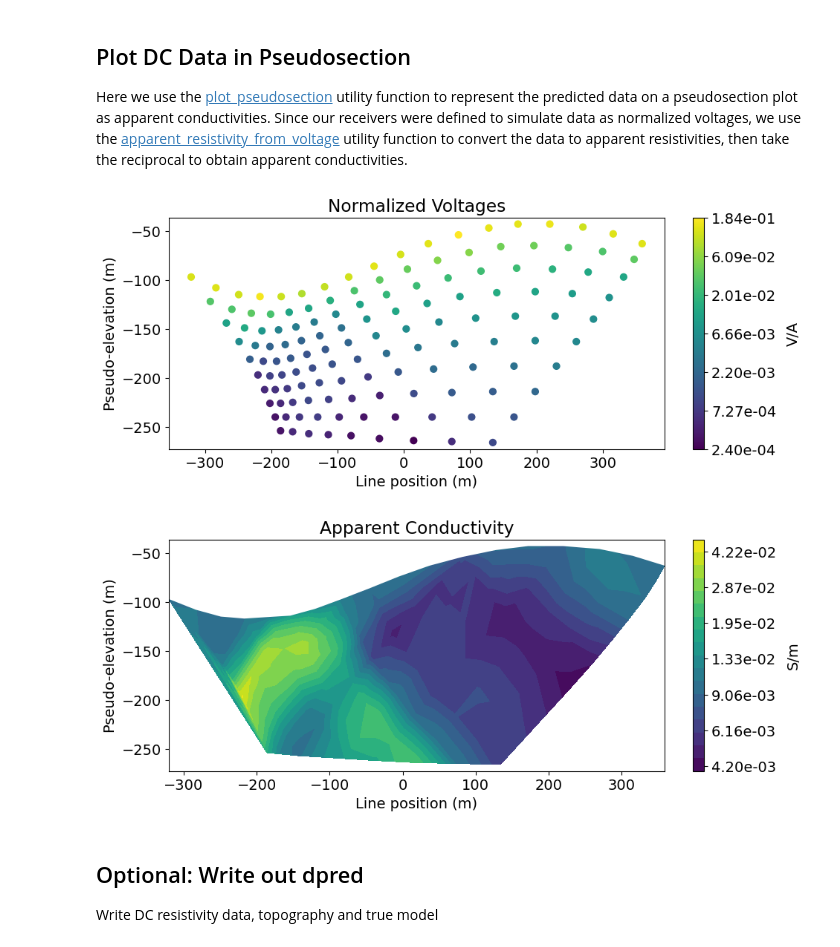
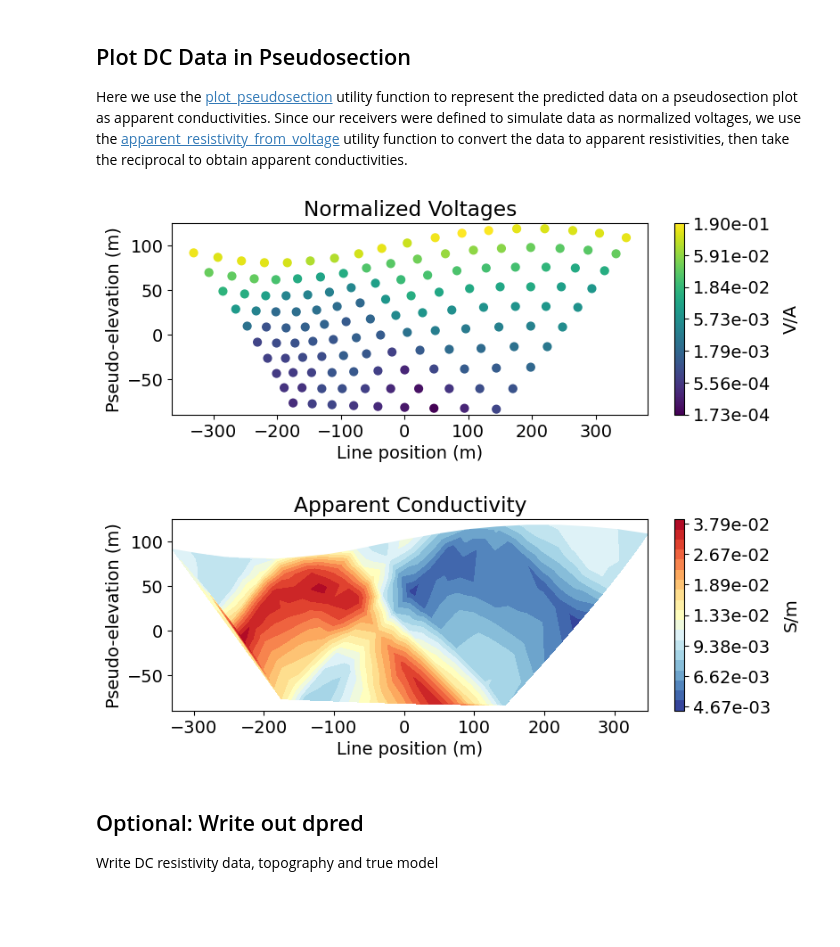
Before and after one commit to simpeg/user-tutorials, a Jupyter notebook: notebooks/05-dcr/fwd_dcr_2d.ipynb, the cells around one changed output. Drawn from its saved outputs; the diff is of its cells as text; code cells hidden in the pictures; blank space fills up the shorter version.

```diff
--- a/notebooks/05-dcr/fwd_dcr_2d.ipynb
+++ b/notebooks/05-dcr/fwd_dcr_2d.ipynb
@@ -125,14 +115,15 @@ data_type = "volt"
 end_locations = np.r_[-400.0, 400.0]  # along-line position
 station_separation = 40.0
 num_rx_per_src = 10
+# %%
+# Define linear interpolation function for elevation
+interp_fun = interp1d(x_topo, z_topo)
 # %%
 # Define electrode locations
 electrode_locations_x = np.arange(
     end_locations[0], end_locations[1]+station_separation, station_separation
 )
-electrode_locations_z = interp_fun(
-    np.c_[electrode_locations_x, np.zeros_like(electrode_locations_x)]
-)
+electrode_locations_z = interp_fun(electrode_locations_x)
 electrode_locations = np.c_[electrode_locations_x, electrode_locations_z]
 
 # Number of electrode locations
@@ -249,10 +255,13 @@ dom_width_z = 2400.0  # domain width z
 nbcx = 2 ** int(np.round(np.log(dom_width_x / dh) / np.log(2.0)))  # num. base cells x
 nbcz = 2 ** int(np.round(np.log(dom_width_z / dh) / np.log(2.0)))  # num. base cells z
 
-# Define the base mesh
+# Define the base mesh with top at z = 0 m.
 hx = [(dh, nbcx)]
 hz = [(dh, nbcz)]
 mesh = TreeMesh([hx, hz], x0="CN")
+
+# Shift top to maximum topography
+mesh.origin = mesh.origin + np.r_[0., z_topo.max()]
 
 # Mesh refinement based on topography
 mesh.refine_surface(
@@ -319,12 +345,12 @@ resistor_conductivity = 1e-3
 conductivity_model = background_conductivity * np.ones(nP)
 
 ind_conductor = model_builder.get_indices_sphere(
-    np.r_[-120.0, -160.0], 60.0, mesh.cell_centers[ind_active, :]
+    np.r_[-120.0, 40.0], 60.0, mesh.cell_centers[ind_active, :]
 )
 conductivity_model[ind_conductor] = conductor_conductivity
 
 ind_resistor = model_builder.get_indices_sphere(
-    np.r_[120.0, -100.0], 60.0, mesh.cell_centers[ind_active, :]
+    np.r_[120.0, 72.0], 60.0, mesh.cell_centers[ind_active, :]
 )
 conductivity_model[ind_resistor] = resistor_conductivity
 
@@ -425,43 +452,43 @@ MAX ABSOLUTE ERROR = 3.3861802251067274e-15
 Here we use the [plot_pseudosection](SimPEG#SimPEG.electromagnetics.static.utils.plot_pseudosection) utility function to represent the predicted data on a pseudosection plot as apparent conductivities. Since our receivers were defined to simulate data as normalized voltages, we use the [apparent_resistivity_from_voltage](SimPEG#SimPEG.electromagnetics.static.utils.apparent_resistivity_from_voltage) utility function to convert the data to apparent resistivities, then take the reciprocal to obtain apparent conductivities.
 # %%
 # Plot voltages pseudo-section
-fig = plt.figure(figsize=(10, 4))
+fig = plt.figure(figsize=(8, 2.75))
 ax1 = fig.add_axes([0.1, 0.15, 0.75, 0.78])
 static_utils.plot_pseudosection(
     survey,
     dobs=np.abs(dpred_con),
     plot_type="scatter",
     ax=ax1,
     scale="log",
     cbar_label="V/A",
     scatter_opts={"cmap": mpl.cm.viridis},
 )
 ax1.set_title("Normalized Voltages")
 plt.show()
 
 # Get apparent conductivities from volts and survey geometry
 apparent_conductivities = 1 / static_utils.apparent_resistivity_from_voltage(
     survey, dpred_con
 )
 
 # Plot apparent conductivity pseudo-section
-fig = plt.figure(figsize=(10, 4))
+fig = plt.figure(figsize=(8, 2.75))
 ax1 = fig.add_axes([0.1, 0.15, 0.75, 0.78])
 static_utils.plot_pseudosection(
     survey,
     dobs=apparent_conductivities,
     plot_type="contourf",
     ax=ax1,
     scale="log",
     cbar_label="S/m",
     mask_topography=True,
-    contourf_opts={"levels": 20, "cmap": mpl.cm.viridis},
+    contourf_opts={"levels": 20, "cmap": mpl.cm.RdYlBu_r},
 )
 ax1.set_title("Apparent Conductivity")
 plt.show()
 # %% [output]
-[figure, old version]
+[figure, new version]
-[figure, old version]
+[figure, new version]
 # %% [markdown]
 ## Optional: Write out dpred
 
```
Also changed, not shown: parts of 18 cells of this notebook, 10 other files.
